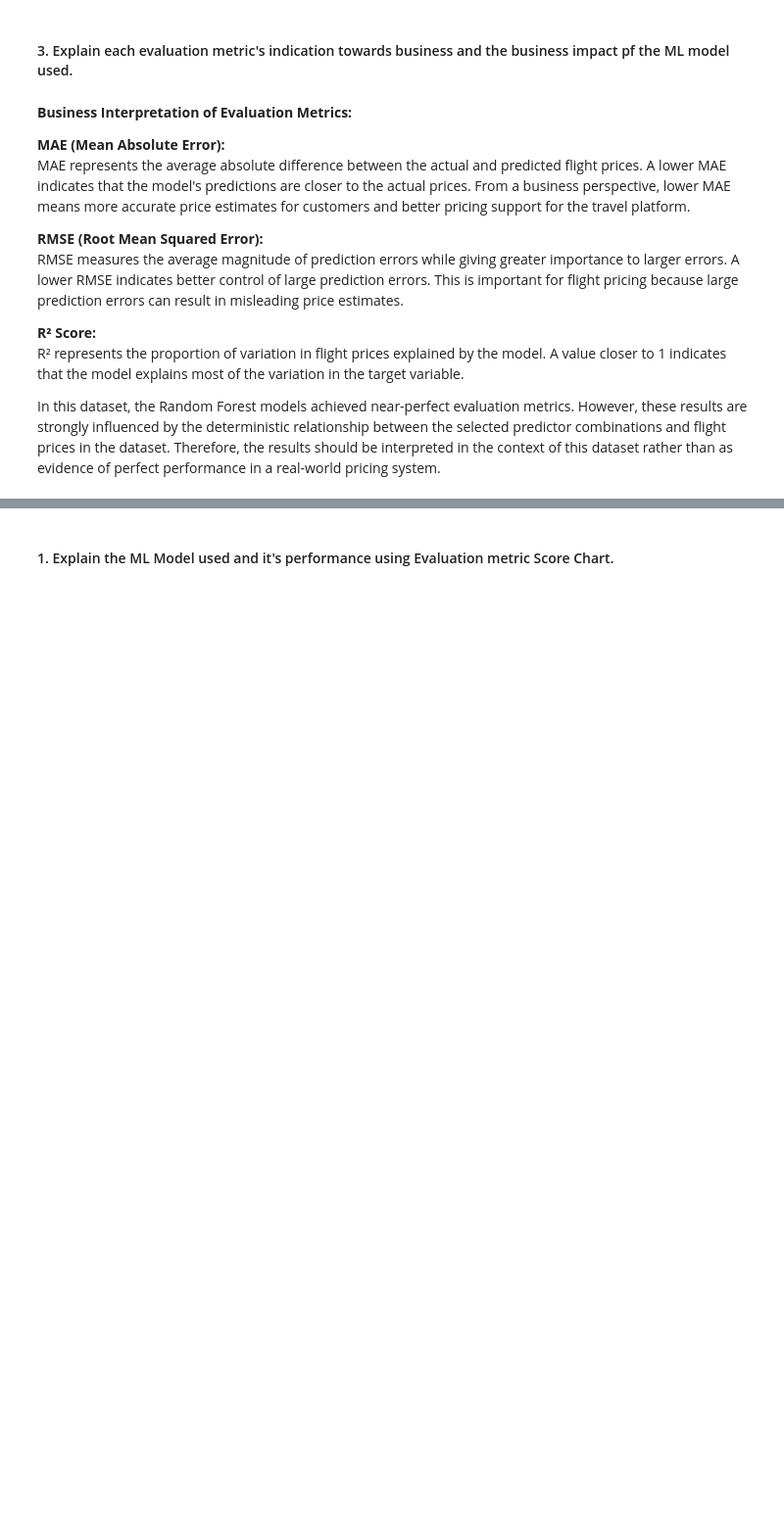
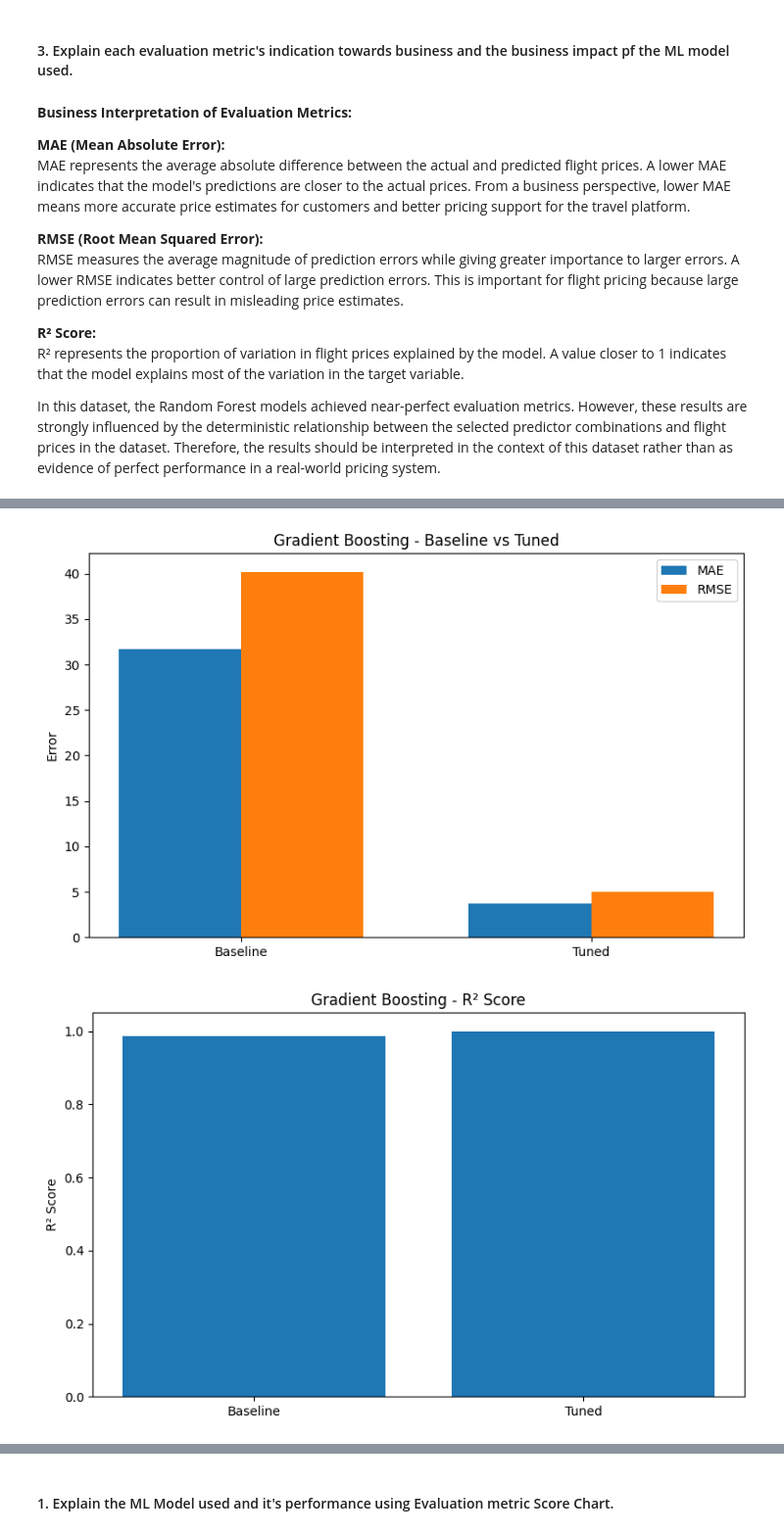
Before and after one commit to Sagarjain93/Machine-Learning-Portfolio, a Jupyter notebook: 01_End_to_End/Travel_MLops_Capstone/notebooks/01_Flight_Price_Regression.ipynb, the cells around one changed output, grey strips where cells are left out. Shown at 98% size. Cells and saved outputs as stored; diff of their text form; code cells hidden in the pictures; blank space fills up the shorter version.

```diff
--- a/01_End_to_End/Travel_MLops_Capstone/notebooks/01_Flight_Price_Regression.ipynb
+++ b/01_End_to_End/Travel_MLops_Capstone/notebooks/01_Flight_Price_Regression.ipynb
@@ -3855,0 +3878,14 @@ In this dataset, the Random Forest models achieved near-perfect evaluation metri
+# %%
+# Train Gradient Boosting Regression model
+
+gradient_boosting_pipeline.fit(
+    X_train_rf,
+    y_train_rf
+)
+
+y_pred_gb = gradient_boosting_pipeline.predict(
+    X_test_rf
+)
+
+print("First 10 predictions:")
+print(y_pred_gb[:10])
@@ -3863,0 +4092,66 @@ In this dataset, the Random Forest models achieved near-perfect evaluation metri
+# %%
+# Gradient Boosting: Baseline vs Tuned Evaluation
+
+gb_metrics = pd.DataFrame({
+    'Model': [
+        'Baseline',
+        'Tuned'
+    ],
+    'MAE': [
+        mae_gb,
+        mae_gb_tuned
+    ],
+    'RMSE': [
+        rmse_gb,
+        rmse_gb_tuned
+    ],
+    'R² Score': [
+        r2_gb,
+        r2_gb_tuned
+    ]
+})
+
+# MAE and RMSE
+plt.figure(figsize=(8, 5))
+
+x = np.arange(len(gb_metrics['Model']))
+width = 0.35
+
+plt.bar(
+    x - width/2,
+    gb_metrics['MAE'],
+    width,
+    label='MAE'
+)
+
+plt.bar(
+    x + width/2,
+    gb_metrics['RMSE'],
+    width,
+    label='RMSE'
+)
+
+plt.xticks(x, gb_metrics['Model'])
+plt.ylabel('Error')
+plt.title('Gradient Boosting - Baseline vs Tuned')
+plt.legend()
+plt.tight_layout()
+plt.show()
+
+
+# R² Score
+plt.figure(figsize=(8, 5))
+
+plt.bar(
+    gb_metrics['Model'],
+    gb_metrics['R² Score']
+)
+
+plt.ylabel('R² Score')
+plt.title('Gradient Boosting - R² Score')
+plt.ylim(0, 1.05)
+plt.tight_layout()
+plt.show()
+# %% [output]
+[figure, added]
+[figure, added]
```
Also changed, not shown: parts of 34 cells of this notebook.
